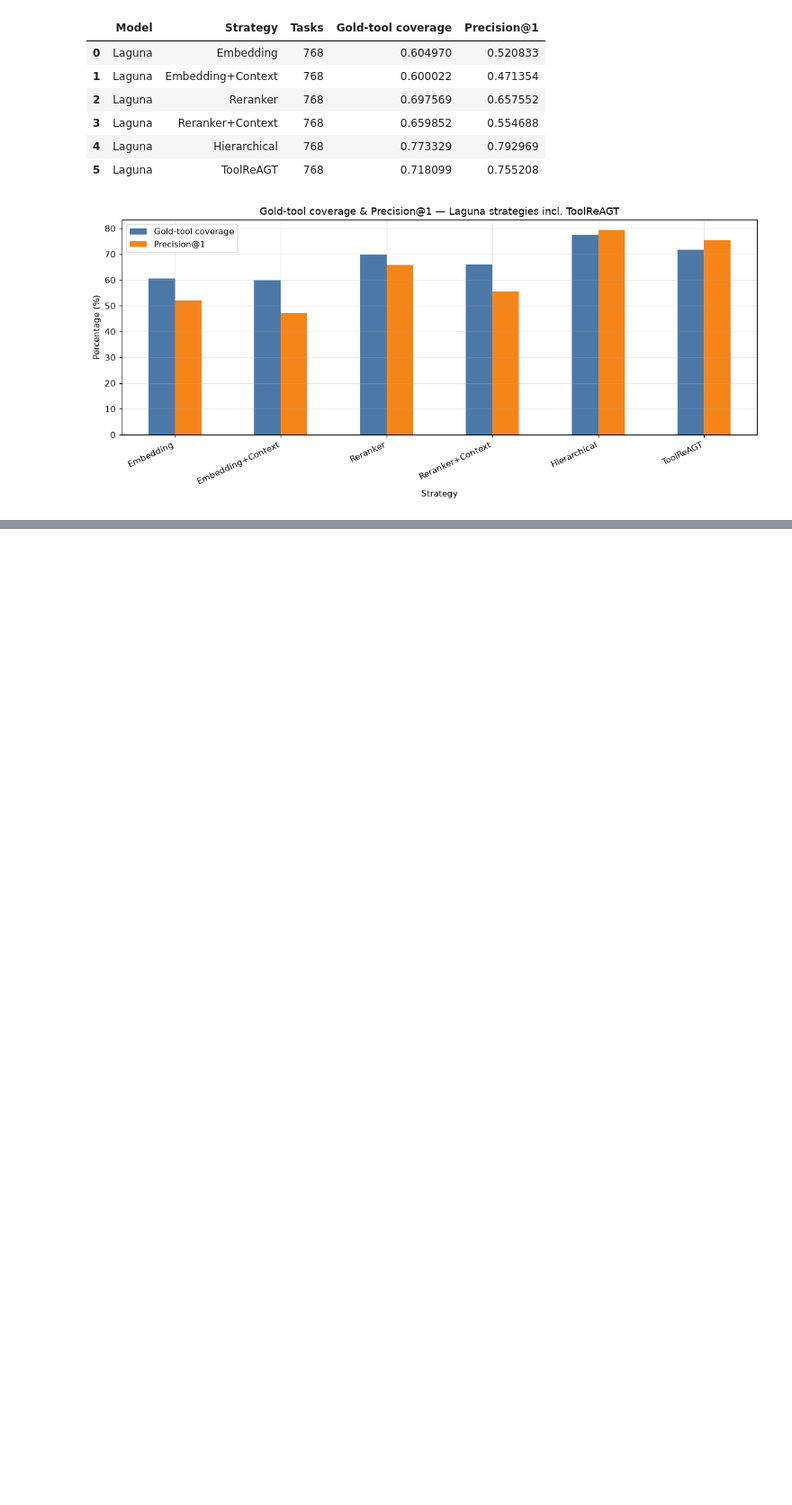
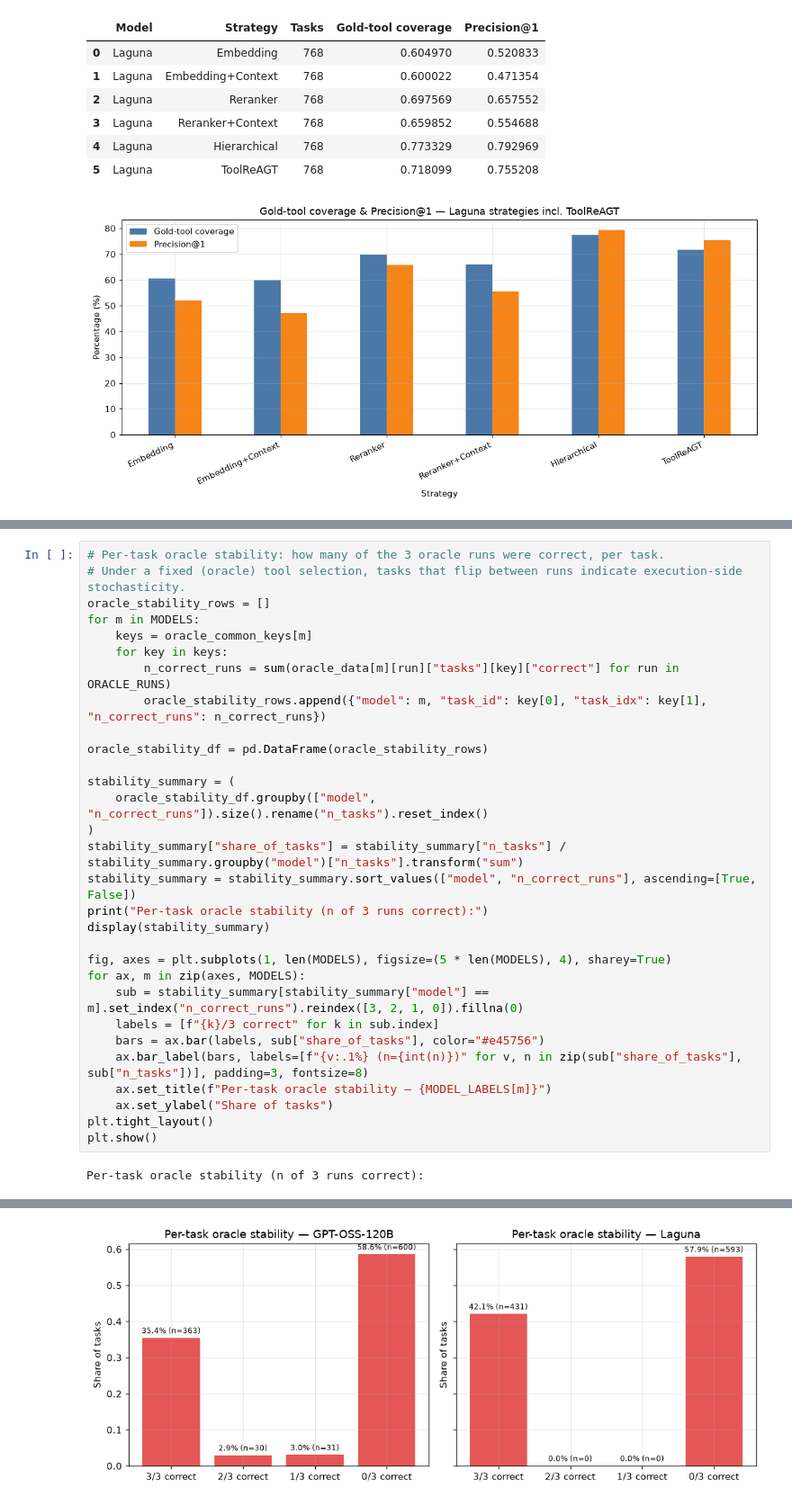
Before and after one commit to Anni0401/ToolSelectionBenchmark, a Jupyter notebook: wild-tool-bench/analyze_results.ipynb, the cells around one changed output, grey strips where cells are left out. Shown at 90% size. Drawn from its saved outputs; the diff is of its cells as text; blank space fills up the shorter version.

```diff
--- a/wild-tool-bench/analyze_results.ipynb
+++ b/wild-tool-bench/analyze_results.ipynb
@@ -2537,0 +2693,32 @@ plt.show()
+# %%
+# Per-task oracle stability: how many of the 3 oracle runs were correct, per task.
+# Under a fixed (oracle) tool selection, tasks that flip between runs indicate execution-side stochasticity.
+oracle_stability_rows = []
+for m in MODELS:
+    keys = oracle_common_keys[m]
+    for key in keys:
+        n_correct_runs = sum(oracle_data[m][run]["tasks"][key]["correct"] for run in ORACLE_RUNS)
+        oracle_stability_rows.append({"model": m, "task_id": key[0], "task_idx": key[1], "n_correct_runs": n_correct_runs})
+
+oracle_stability_df = pd.DataFrame(oracle_stability_rows)
+
+stability_summary = (
+    oracle_stability_df.groupby(["model", "n_correct_runs"]).size().rename("n_tasks").reset_index()
+)
+stability_summary["share_of_tasks"] = stability_summary["n_tasks"] / stability_summary.groupby("model")["n_tasks"].transform("sum")
+stability_summary = stability_summary.sort_values(["model", "n_correct_runs"], ascending=[True, False])
+print("Per-task oracle stability (n of 3 runs correct):")
+display(stability_summary)
+
+fig, axes = plt.subplots(1, len(MODELS), figsize=(5 * len(MODELS), 4), sharey=True)
+for ax, m in zip(axes, MODELS):
+    sub = stability_summary[stability_summary["model"] == m].set_index("n_correct_runs").reindex([3, 2, 1, 0]).fillna(0)
+    labels = [f"{k}/3 correct" for k in sub.index]
+    bars = ax.bar(labels, sub["share_of_tasks"], color="#e45756")
+    ax.bar_label(bars, labels=[f"{v:.1%} (n={int(n)})" for v, n in zip(sub["share_of_tasks"], sub["n_tasks"])], padding=3, fontsize=8)
+    ax.set_title(f"Per-task oracle stability — {MODEL_LABELS[m]}")
+    ax.set_ylabel("Share of tasks")
+plt.tight_layout()
+plt.show()
+# %% [output]
+Per-task oracle stability (n of 3 runs correct):
@@ -2537,0 +2732 @@ plt.show()
+[figure, added]
```
Also changed, not shown: parts of 7 cells of this notebook, 23 other files.
